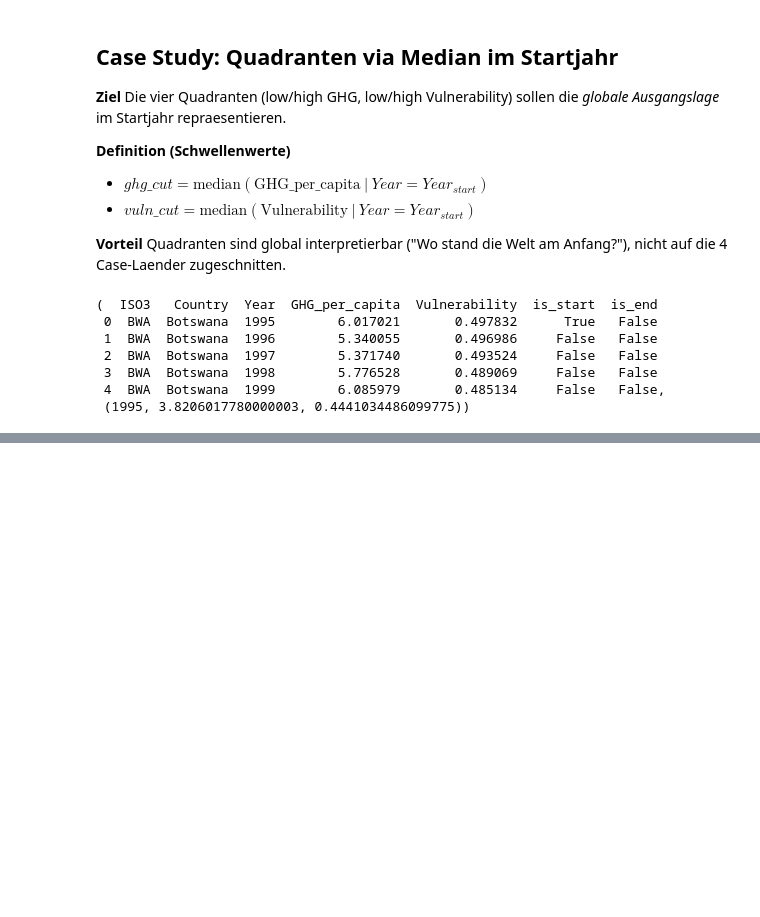
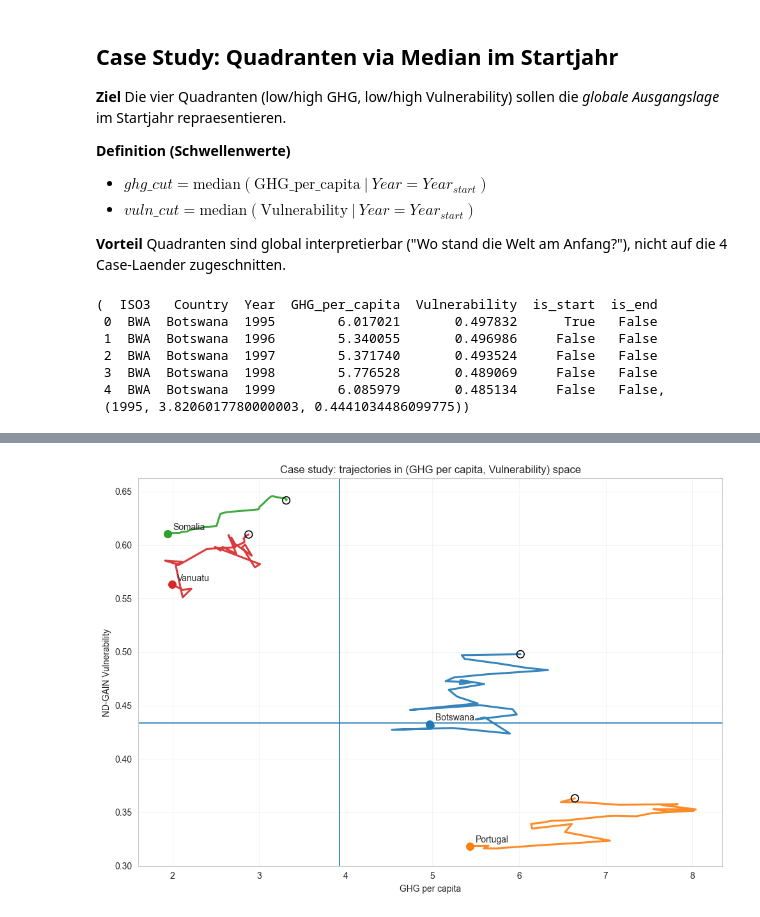
Before and after one commit to damiansze/Climate-Justice, a Jupyter notebook: 07_casestudy_quadrantgraph.ipynb, the cells around one changed output, grey strips where cells are left out. Saved outputs shown, nothing was run; the diff lists cells and outputs as text; code cells hidden in the pictures; blank space fills up the shorter version.

```diff
--- a/07_casestudy_quadrantgraph.ipynb
+++ b/07_casestudy_quadrantgraph.ipynb
@@ -73,0 +126,54 @@ case_df.head(), (start_year, ghg_cut, vuln_cut)
+# %%
+import matplotlib.pyplot as plt
+
+# --- 1) Case-study DF (nutzt deinen bestehenden Helper) ---
+case_df = build_case_study_df(merged_df, iso3_case)
+
+# --- 2) Globale Schwellenwerte: Median über ALLE Jahre/Zeilen (inline, kein Helper) ---
+base = merged_df[["GHG_per_capita", "Vulnerability"]].dropna()
+ghg_cut = float(base["GHG_per_capita"].median())
+vuln_cut = float(base["Vulnerability"].median())
+
+# --- 3) Plot ---
+fig, ax = plt.subplots(figsize=(10, 7))
+
+# Quadrantenlinien
+ax.axvline(ghg_cut, linewidth=1.2)
+ax.axhline(vuln_cut, linewidth=1.2)
+
+# Trajektorien + Start/End
+for iso, g in case_df.groupby("ISO3", sort=False):
+    g = g.sort_values("Year")
+    country = g["Country"].iloc[0]
+
+    # Linie (Trajektorie)
+    ax.plot(g["GHG_per_capita"], g["Vulnerability"], linewidth=2.2, alpha=0.9)
+
+    # Start/End Punkte (nutzt is_start / is_end aus deinem build_case_study_df)
+    gs = g[g["is_start"]].iloc[0]
+    ge = g[g["is_end"]].iloc[0]
+
+    # Start: hollow marker
+    ax.scatter([gs["GHG_per_capita"]], [gs["Vulnerability"]],
+               s=70, facecolors="none", edgecolors="black", linewidths=1.2, zorder=5)
+
+    # End: filled marker
+    ax.scatter([ge["GHG_per_capita"]], [ge["Vulnerability"]],
+               s=70, zorder=6)
+
+    # Label am Endpunkt
+    ax.annotate(country,
+                (ge["GHG_per_capita"], ge["Vulnerability"]),
+                xytext=(6, 4),
+                textcoords="offset points",
+                fontsize=10)
+
+ax.set_xlabel("GHG per capita")
+ax.set_ylabel("ND-GAIN Vulnerability")
+ax.set_title("Case study: trajectories in (GHG per capita, Vulnerability) space")
+
+ax.grid(True, linewidth=0.6, alpha=0.25)
+fig.tight_layout()
+plt.show()
+# %% [output]
+[figure, added]
```
Also changed, not shown: parts of 2 cells of this notebook, 1 other file.
